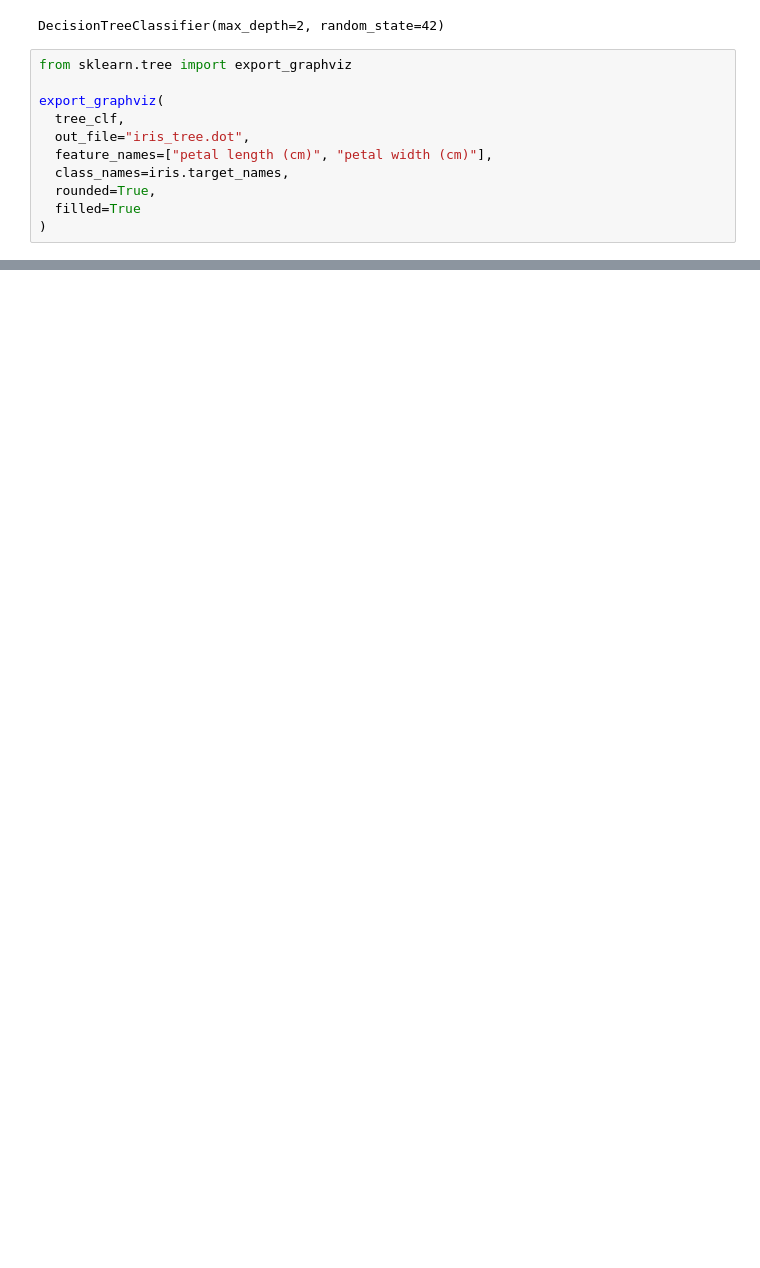
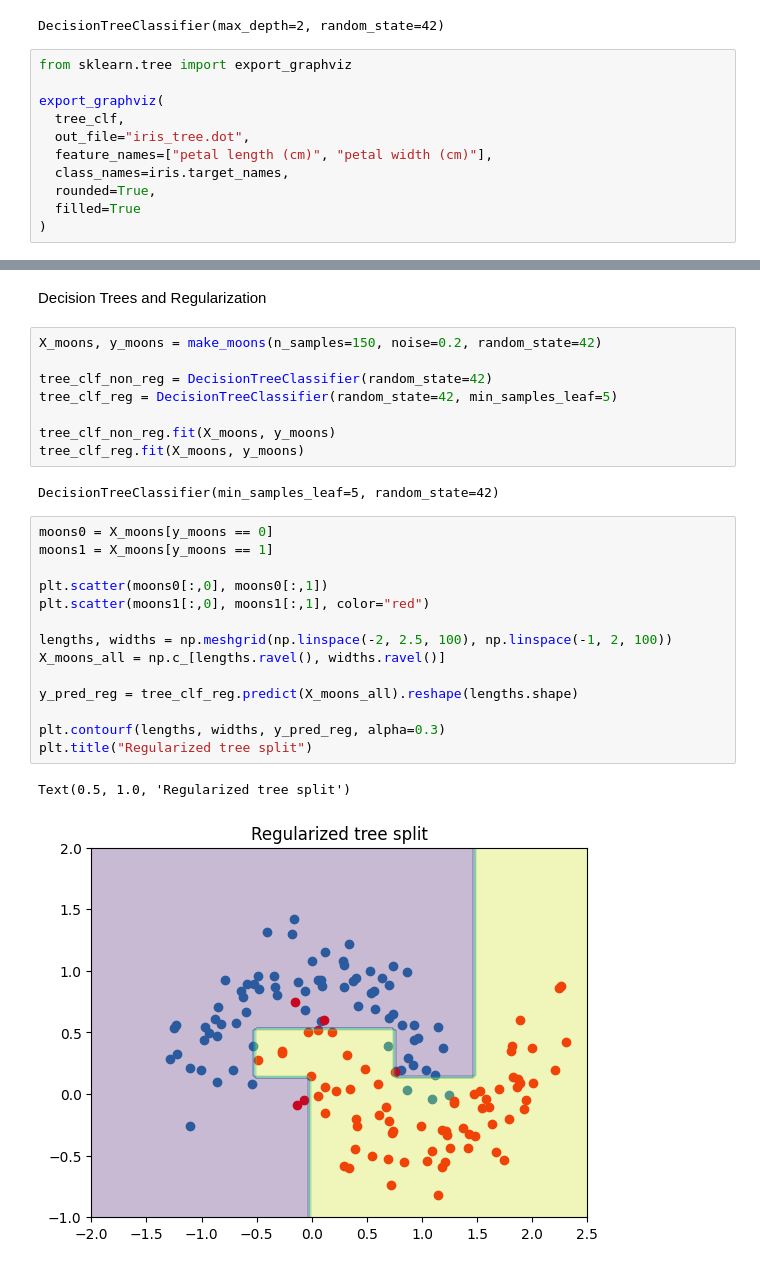
Before and after one commit to adamscarlat/hands-on-ML-with-Scikit-Learn-and-Tensorflow, a Jupyter notebook: edition3/ch6-decision-trees/decision-trees.ipynb, the cells around one changed output, grey strips where cells are left out. Cells and saved outputs as stored; diff of their text form; blank space fills up the shorter version.

```diff
--- a/edition3/ch6-decision-trees/decision-trees.ipynb
+++ b/edition3/ch6-decision-trees/decision-trees.ipynb
@@ -30,0 +68,29 @@ Source.from_file("iris_tree.dot")
+# %% [markdown]
+Decision Trees and Regularization
+# %%
+X_moons, y_moons = make_moons(n_samples=150, noise=0.2, random_state=42)
+
+tree_clf_non_reg = DecisionTreeClassifier(random_state=42)
+tree_clf_reg = DecisionTreeClassifier(random_state=42, min_samples_leaf=5)
+
+tree_clf_non_reg.fit(X_moons, y_moons)
+tree_clf_reg.fit(X_moons, y_moons)
+# %% [output]
+DecisionTreeClassifier(min_samples_leaf=5, random_state=42)
+# %%
+moons0 = X_moons[y_moons == 0]
+moons1 = X_moons[y_moons == 1]
+
+plt.scatter(moons0[:,0], moons0[:,1])
+plt.scatter(moons1[:,0], moons1[:,1], color="red")
+
+lengths, widths = np.meshgrid(np.linspace(-2, 2.5, 100), np.linspace(-1, 2, 100))
+X_moons_all = np.c_[lengths.ravel(), widths.ravel()]
+
+y_pred_reg = tree_clf_reg.predict(X_moons_all).reshape(lengths.shape)
+
+plt.contourf(lengths, widths, y_pred_reg, alpha=0.3)
+plt.title("Regularized tree split")
+# %% [output]
+Text(0.5, 1.0, 'Regularized tree split')
+[figure, added]
```
Also changed, not shown: parts of 14 cells of this notebook, 3 other files.
